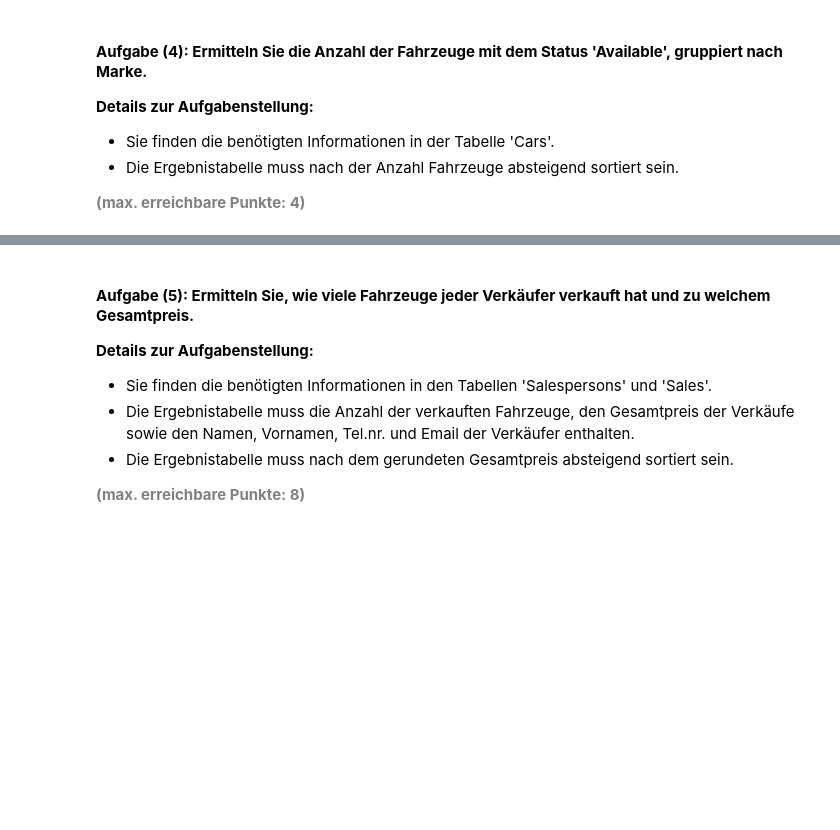
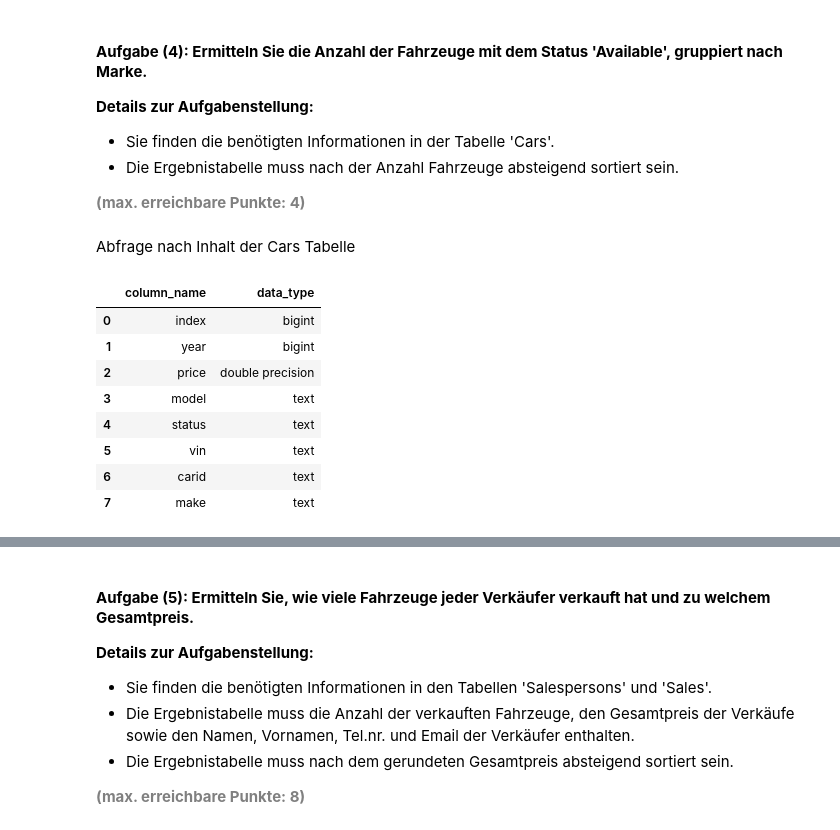
Before and after one commit to migifor-forstmi4/python_postgresql_pgadmin, a Jupyter notebook: 99_alte Prüfungen/AP01/AP01_Mgmt_Nutzung_Relationale_Daten.ipynb, the cells around one changed output, grey strips where cells are left out. Drawn from its saved outputs; the diff is of its cells as text; code cells hidden in the pictures; blank space fills up the shorter version.

```diff
--- a/99_alte Prüfungen/AP01/AP01_Mgmt_Nutzung_Relationale_Daten.ipynb
+++ b/99_alte Prüfungen/AP01/AP01_Mgmt_Nutzung_Relationale_Daten.ipynb
@@ -337,0 +330,33 @@ df_sub
+# %% [markdown]
+Abfrage nach Inhalt der Cars Tabelle
+# %%
+# Create SQLAlchemy Engine
+engine = create_engine(db_connection_url)
+
+# Open a connection
+with engine.connect() as connection:
+    #Execute the query
+    #Zuerst cars Tabelle abfragen / checken.
+    df_sub = pd.read_sql_query("""
+        SELECT column_name, data_type
+        FROM information_schema.columns
+        WHERE table_name = 'cars'
+""", con=engine)
+
+    # Fetch and print the results
+    for row in result:
+        print(row[0])
+
+# Dispose the engine
+engine.dispose()
+df_sub
+# %% [output]
+|  | column_name | data_type |
+| 0 | index | bigint |
+| 1 | year | bigint |
+| 2 | price | double precision |
+| 3 | model | text |
+| 4 | status | text |
+| 5 | vin | text |
+| 6 | carid | text |
+| 7 | make | text |
```
Also changed, not shown: parts of 12 cells of this notebook.
